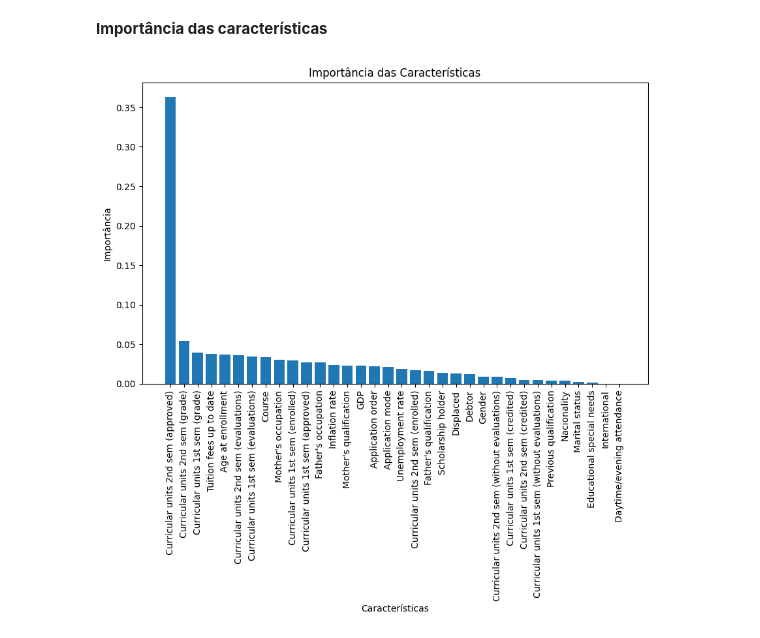
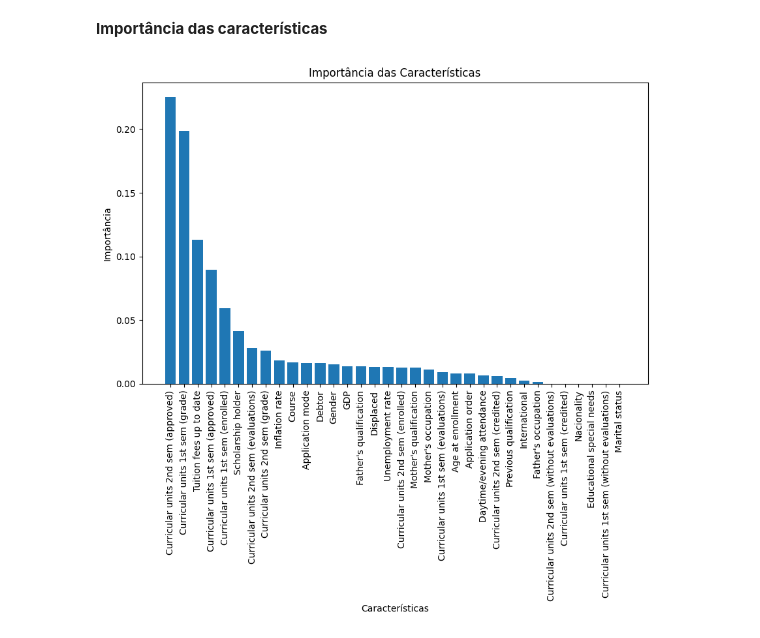
Before and after one commit to almeidatarcisio/Hackathon, a Jupyter notebook: IncluiEdu.ipynb, the cells around one changed output. Cells and saved outputs as stored; diff of their text form; code cells hidden in the pictures.

```diff
--- a/IncluiEdu.ipynb
+++ b/IncluiEdu.ipynb
@@ -112,16 +112,16 @@ plt.show()
 # %% [markdown]
 **Importância das características**
 # %%
-importances = clf.feature_importances_
+importances = best_clf.feature_importances_
 features = X.columns
 indices = np.argsort(importances)[::-1]
 
 plt.figure(figsize=(10, 6))
 plt.title("Importância das Características")
 plt.bar(range(X.shape[1]), importances[indices], align='center')
 plt.xticks(range(X.shape[1]), [features[i] for i in indices], rotation=90)
 plt.xlabel('Características')
 plt.ylabel('Importância')
 plt.show()
 # %% [output]
-[figure, old version]
+[figure, new version]
```
Also changed, not shown: parts of 4 cells of this notebook.
